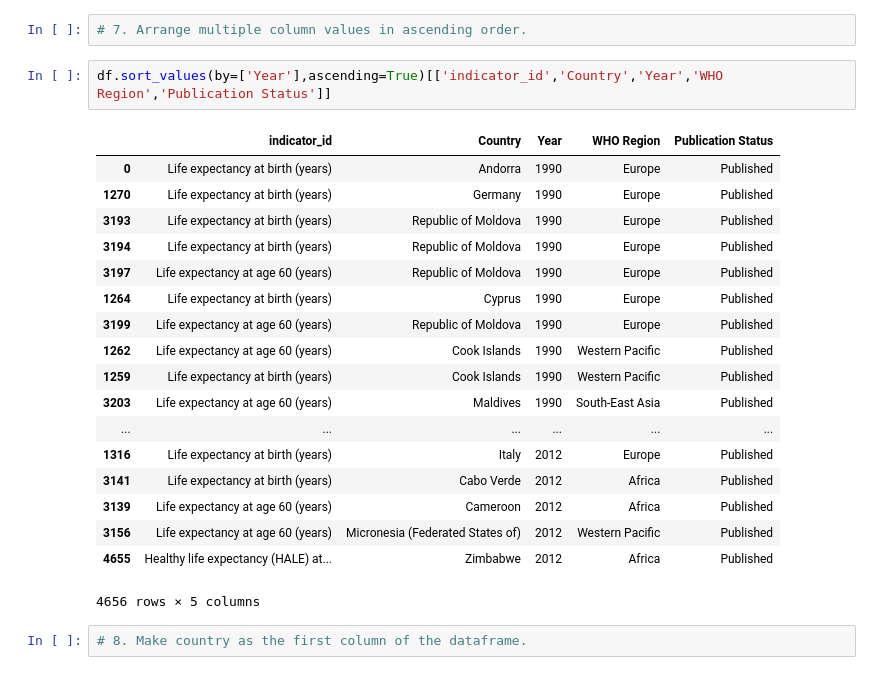
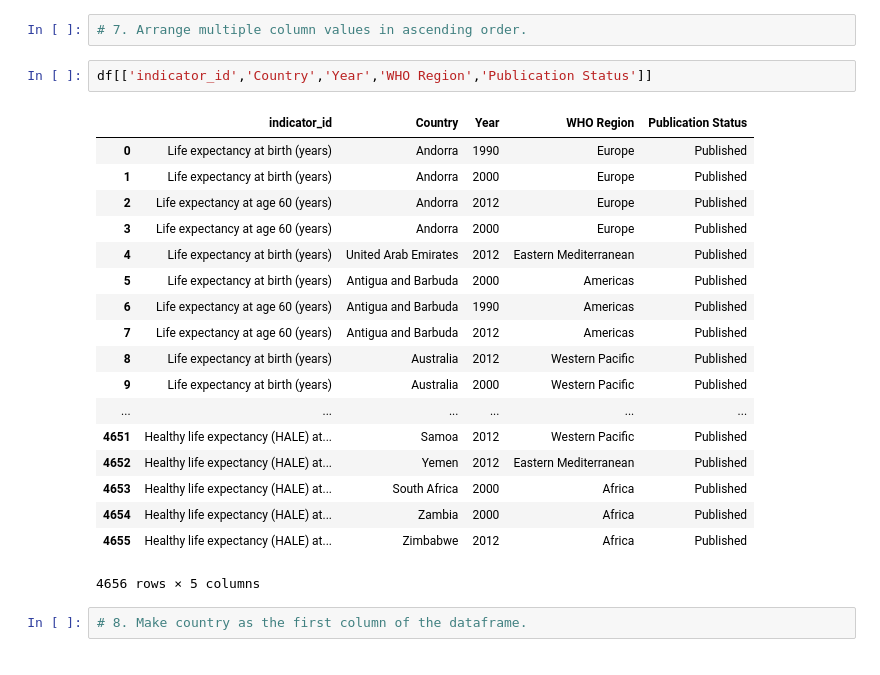
Before and after one commit to nandmohta/project1-datamangling, a Jupyter notebook: PROJECT1_DATAMANGLING.ipynb, the cells around one changed output. Saved outputs shown, nothing was run; the diff lists cells and outputs as text.

```diff
--- a/PROJECT1_DATAMANGLING.ipynb
+++ b/PROJECT1_DATAMANGLING.ipynb
@@ -171,24 +171,24 @@ df.sort_values(by=['Year'],ascending=True)
 # %%
 # 7. Arrange multiple column values in ascending order.
 # %%
-df.sort_values(by=['Year'],ascending=True)[['indicator_id','Country','Year','WHO Region','Publication Status']]
+df[['indicator_id','Country','Year','WHO Region','Publication Status']]
 # %% [output]
 |  | indicator_id | Country | Year | WHO Region | Publication Status |
 | 0 | Life expectancy at birth (years) | Andorra | 1990 | Europe | Published |
-| 1270 | Life expectancy at birth (years) | Germany | 1990 | Europe | Published |
-| 3193 | Life expectancy at birth (years) | Republic of Moldova | 1990 | Europe | Published |
-| 3194 | Life expectancy at birth (years) | Republic of Moldova | 1990 | Europe | Published |
-| 3197 | Life expectancy at age 60 (years) | Republic of Moldova | 1990 | Europe | Published |
-| 1264 | Life expectancy at birth (years) | Cyprus | 1990 | Europe | Published |
-| 3199 | Life expectancy at age 60 (years) | Republic of Moldova | 1990 | Europe | Published |
-| 1262 | Life expectancy at age 60 (years) | Cook Islands | 1990 | Western Pacific | Published |
-| 1259 | Life expectancy at birth (years) | Cook Islands | 1990 | Western Pacific | Published |
-| 3203 | Life expectancy at age 60 (years) | Maldives | 1990 | South-East Asia | Published |
+| 1 | Life expectancy at birth (years) | Andorra | 2000 | Europe | Published |
+| 2 | Life expectancy at age 60 (years) | Andorra | 2012 | Europe | Published |
+| 3 | Life expectancy at age 60 (years) | Andorra | 2000 | Europe | Published |
+| 4 | Life expectancy at birth (years) | United Arab Emirates | 2012 | Eastern Mediterranean | Published |
+| 5 | Life expectancy at birth (years) | Antigua and Barbuda | 2000 | Americas | Published |
+| 6 | Life expectancy at age 60 (years) | Antigua and Barbuda | 1990 | Americas | Published |
+| 7 | Life expectancy at age 60 (years) | Antigua and Barbuda | 2012 | Americas | Published |
+| 8 | Life expectancy at birth (years) | Australia | 2012 | Western Pacific | Published |
+| 9 | Life expectancy at birth (years) | Australia | 2000 | Western Pacific | Published |
 | ... | ... | ... | ... | ... | ... |
-| 1316 | Life expectancy at birth (years) | Italy | 2012 | Europe | Published |
-| 3141 | Life expectancy at birth (years) | Cabo Verde | 2012 | Africa | Published |
-| 3139 | Life expectancy at age 60 (years) | Cameroon | 2012 | Africa | Published |
-| 3156 | Life expectancy at age 60 (years) | Micronesia (Federated States of) | 2012 | Western Pacific | Published |
+| 4651 | Healthy life expectancy (HALE) at... | Samoa | 2012 | Western Pacific | Published |
+| 4652 | Healthy life expectancy (HALE) at... | Yemen | 2012 | Eastern Mediterranean | Published |
+| 4653 | Healthy life expectancy (HALE) at... | South Africa | 2000 | Africa | Published |
+| 4654 | Healthy life expectancy (HALE) at... | Zambia | 2000 | Africa | Published |
 | 4655 | Healthy life expectancy (HALE) at... | Zimbabwe | 2012 | Africa | Published |
 4656 rows × 5 columns
 # %%
```
